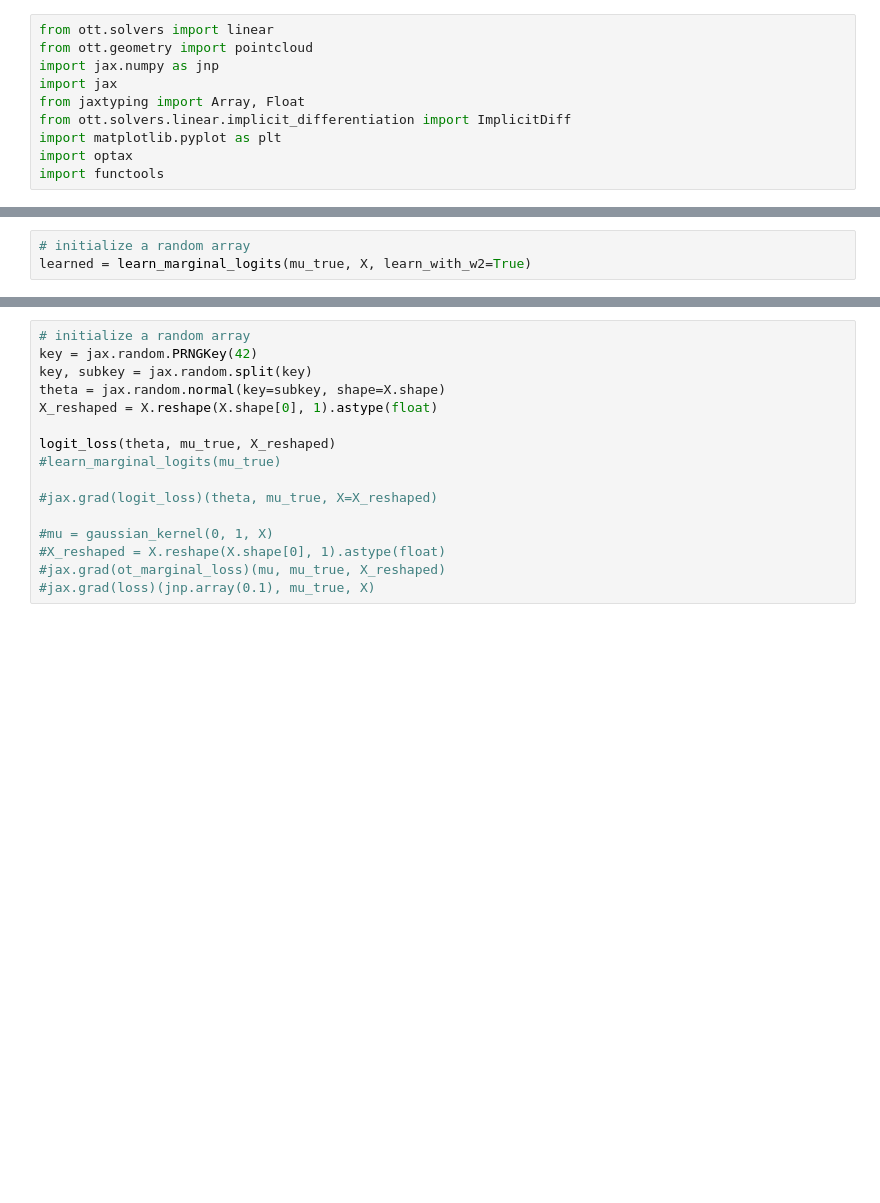
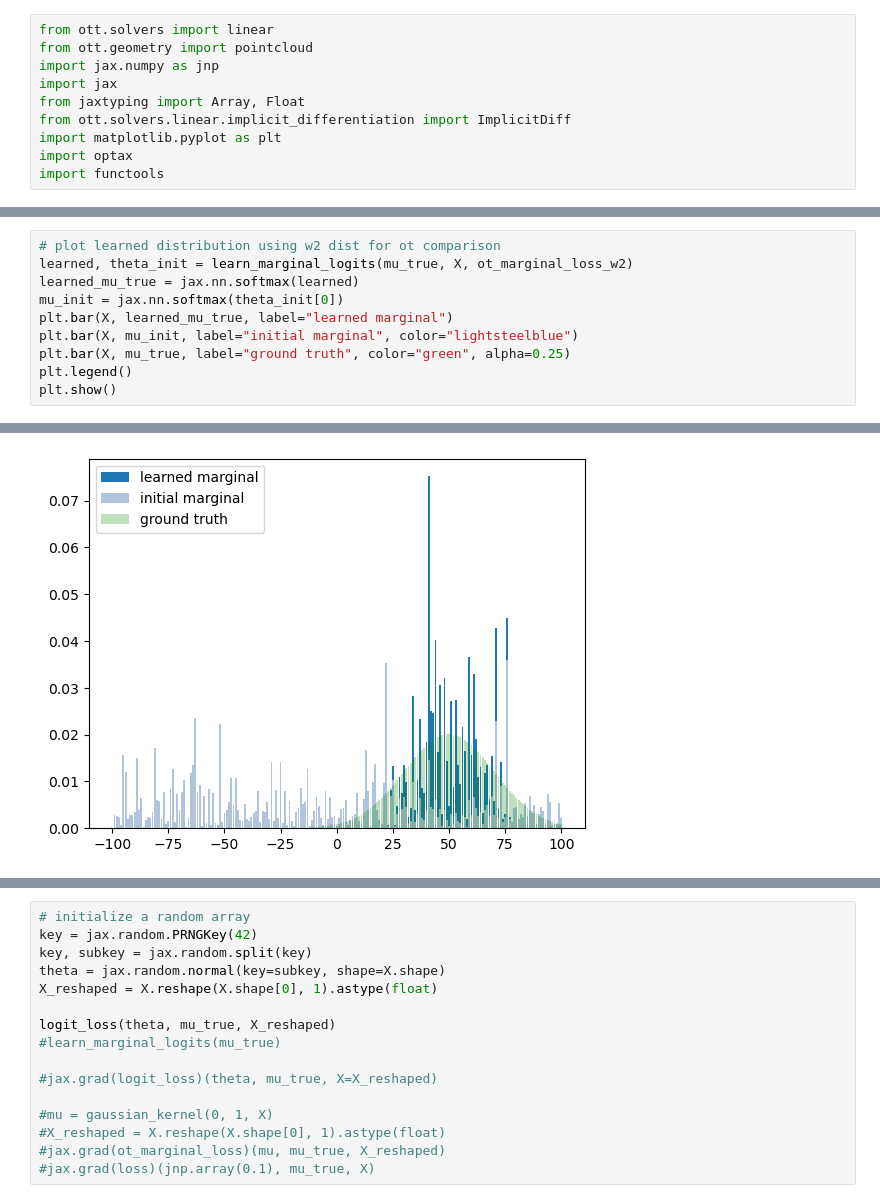
Before and after one commit to jacobe90/birdflow-bilevel, a Jupyter notebook: dev-notebooks/ott-jax-toy-example.ipynb, the cells around one changed output, grey strips where cells are left out. Cells and saved outputs as stored; diff of their text form; blank space fills up the shorter version.

```diff
--- a/dev-notebooks/ott-jax-toy-example.ipynb
+++ b/dev-notebooks/ott-jax-toy-example.ipynb
@@ -97,4 +116,11 @@ def learn_marginal_logits(marginal: Float[Array, "n "], X: Float[Array, "n "], s
 # %%
-# initialize a random array
-learned = learn_marginal_logits(mu_true, X, learn_with_w2=True)
+# plot learned distribution using w2 dist for ot comparison
+learned, theta_init = learn_marginal_logits(mu_true, X, ot_marginal_loss_w2)
+learned_mu_true = jax.nn.softmax(learned)
+mu_init = jax.nn.softmax(theta_init[0])
+plt.bar(X, learned_mu_true, label="learned marginal")
+plt.bar(X, mu_init, label="initial marginal", color="lightsteelblue")
+plt.bar(X, mu_true, label="ground truth", color="green", alpha=0.25)
+plt.legend()
+plt.show()
 # %% [output]
@@ -118 +144,2 @@ iteration 4999, loss value 338.112060546875, l2 loss: 0.1121349185705185
+[figure, added]
 # %%
```
Also changed, not shown: parts of 6 cells of this notebook, 1 other file.
